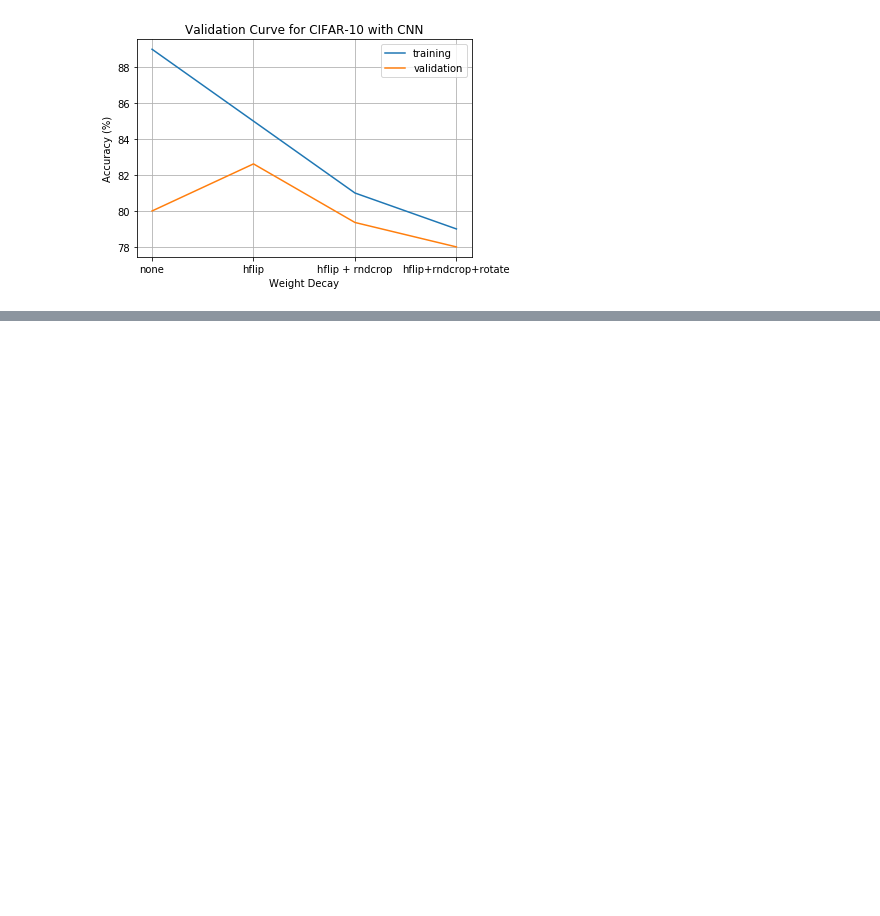
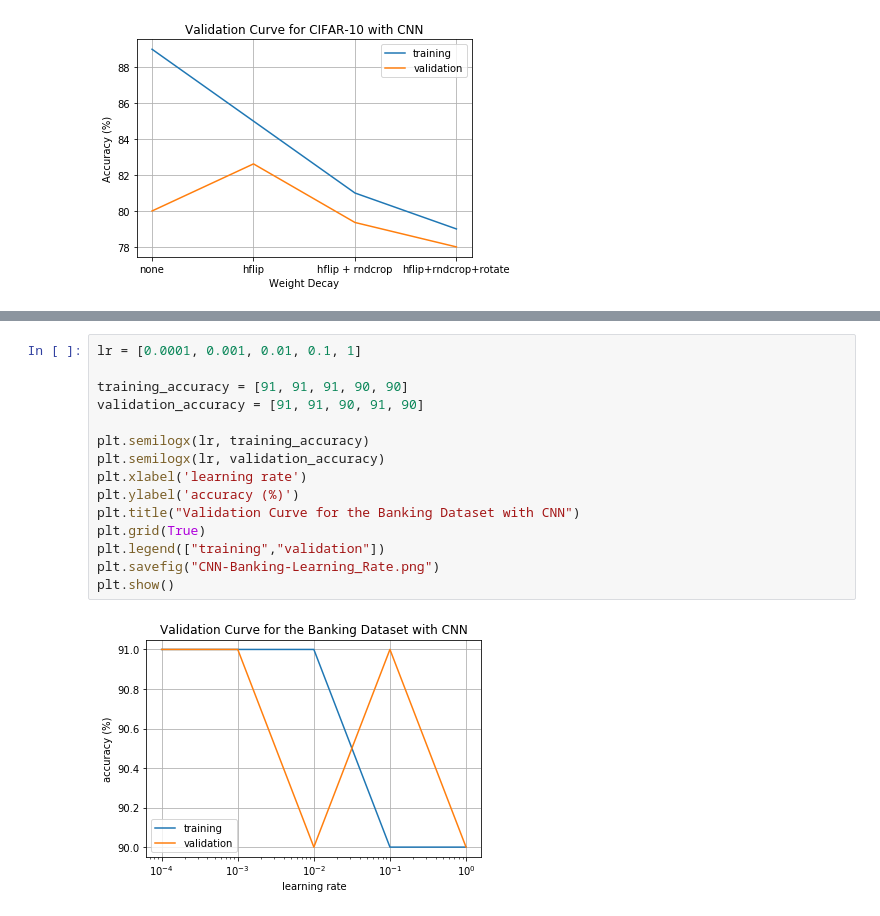
Before and after one commit to adijo/fundamentals-of-ml-project-fall-2018, a Jupyter notebook: cnn/validation_curves.ipynb, the cells around one changed output, grey strips where cells are left out. Saved outputs shown, nothing was run; the diff lists cells and outputs as text; blank space fills up the shorter version.

Commit message:
Prepared figures for the banking dataset. Added confusion matrix for 10000 samples.

```diff
--- a/cnn/validation_curves.ipynb
+++ b/cnn/validation_curves.ipynb
@@ -77,0 +81,17 @@ plt.show()
+# %%
+lr = [0.0001, 0.001, 0.01, 0.1, 1]
+
+training_accuracy = [91, 91, 91, 90, 90]
+validation_accuracy = [91, 91, 90, 91, 90]
+
+plt.semilogx(lr, training_accuracy)
+plt.semilogx(lr, validation_accuracy)
+plt.xlabel('learning rate')
+plt.ylabel('accuracy (%)')
+plt.title("Validation Curve for the Banking Dataset with CNN")
+plt.grid(True)
+plt.legend(["training","validation"])
+plt.savefig("CNN-Banking-Learning_Rate.png")
+plt.show()
+# %% [output]
+[figure, added]
```
Also changed, not shown: parts of 3 cells of this notebook, 48 other files.
